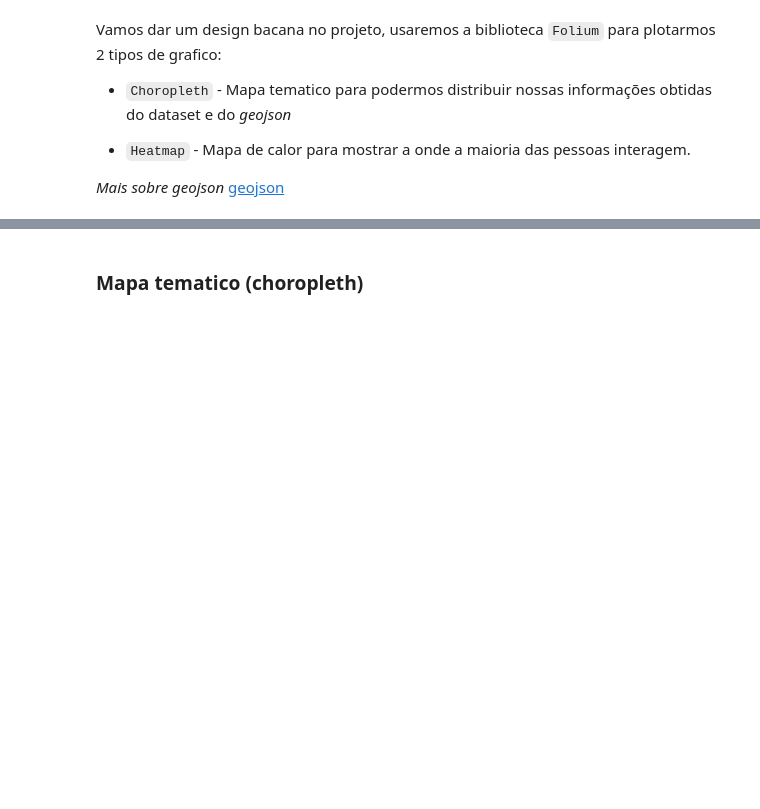
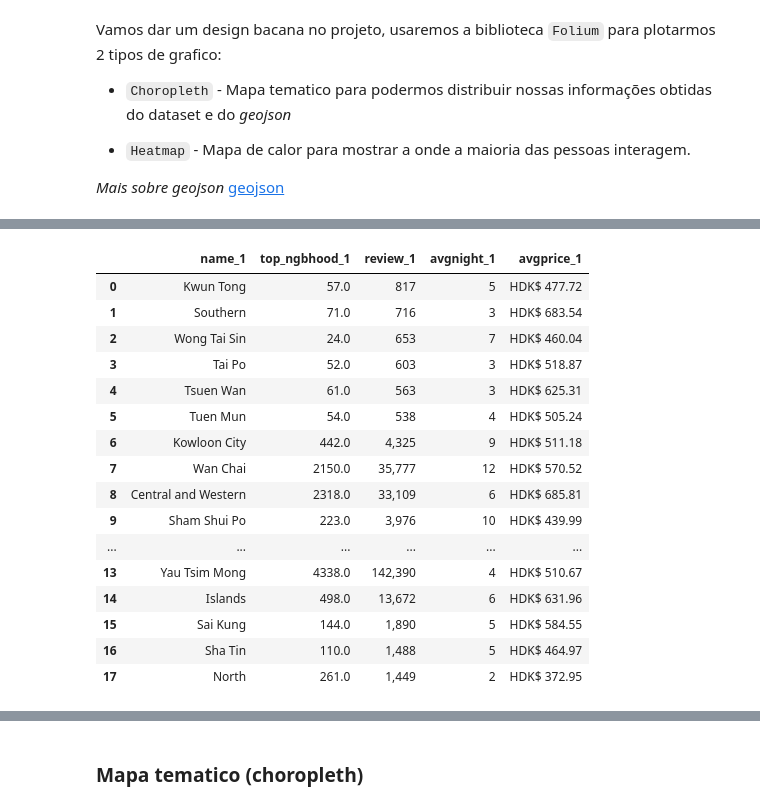
Before and after one commit to Armestrong/data_science_analizingData_airbnb, a Jupyter notebook: ATT_01_PROJETO_Análise_dos_Dados_do_Airbnb_Hong_Kong.ipynb, the cells around one changed output, grey strips where cells are left out. Saved outputs shown, nothing was run; the diff lists cells and outputs as text; code cells hidden in the pictures; blank space fills up the shorter version.

```diff
--- a/ATT_01_PROJETO_Análise_dos_Dados_do_Airbnb_Hong_Kong.ipynb
+++ b/ATT_01_PROJETO_Análise_dos_Dados_do_Airbnb_Hong_Kong.ipynb
@@ -785,5 +839,23 @@ dfdistrict.index = dfdistrict.Sort_Index.tolist()
 # %%
 # Output dataset
-dfdistrict
+dfdistrito
+# %% [output]
+|  | name_1 | top_ngbhood_1 | review_1 | avgnight_1 | avgprice_1 |
+| 0 | Kwun Tong | 57.0 | 817 | 5 | HDK$ 477.72 |
+| 1 | Southern | 71.0 | 716 | 3 | HDK$ 683.54 |
+| 2 | Wong Tai Sin | 24.0 | 653 | 7 | HDK$ 460.04 |
+| 3 | Tai Po | 52.0 | 603 | 3 | HDK$ 518.87 |
+| 4 | Tsuen Wan | 61.0 | 563 | 3 | HDK$ 625.31 |
+| 5 | Tuen Mun | 54.0 | 538 | 4 | HDK$ 505.24 |
+| 6 | Kowloon City | 442.0 | 4,325 | 9 | HDK$ 511.18 |
+| 7 | Wan Chai | 2150.0 | 35,777 | 12 | HDK$ 570.52 |
+| 8 | Central and Western | 2318.0 | 33,109 | 6 | HDK$ 685.81 |
+| 9 | Sham Shui Po | 223.0 | 3,976 | 10 | HDK$ 439.99 |
+| ... | ... | ... | ... | ... | ... |
+| 13 | Yau Tsim Mong | 4338.0 | 142,390 | 4 | HDK$ 510.67 |
+| 14 | Islands | 498.0 | 13,672 | 6 | HDK$ 631.96 |
+| 15 | Sai Kung | 144.0 | 1,890 | 5 | HDK$ 584.55 |
+| 16 | Sha Tin | 110.0 | 1,488 | 5 | HDK$ 464.97 |
+| 17 | North | 261.0 | 1,449 | 2 | HDK$ 372.95 |
 # %%
 # Modificando valores de top_ngbhood_1 para serem e mais visiveis e compactos no grafico
```
Also changed, not shown: parts of 13 cells of this notebook.
